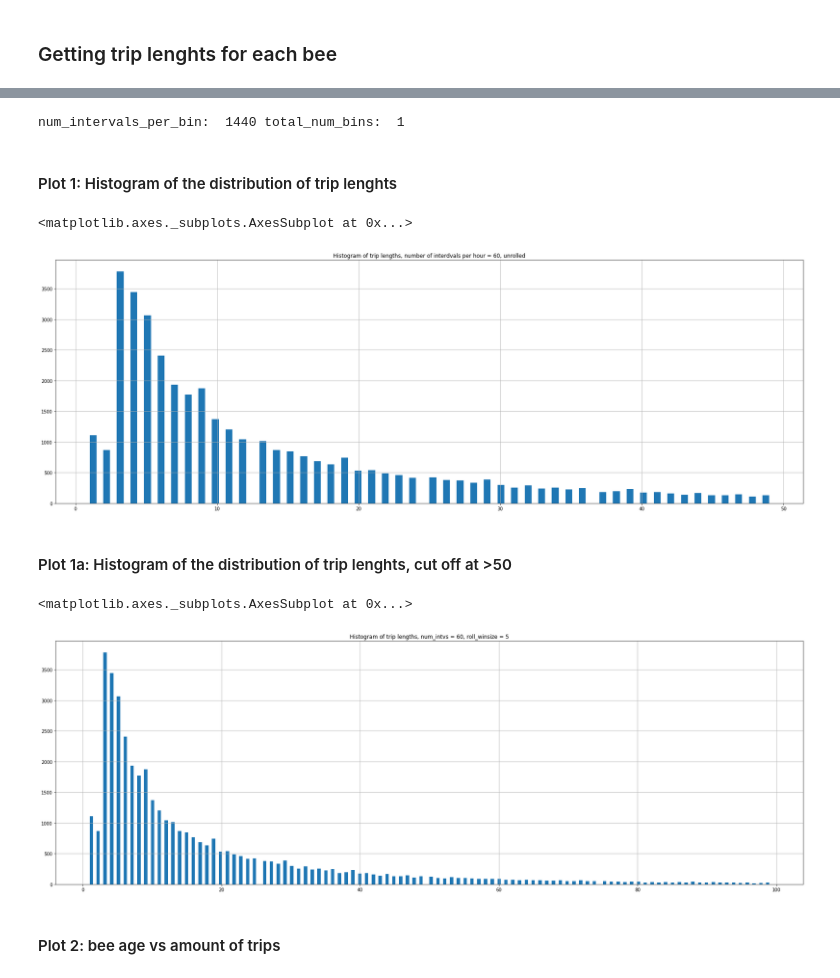
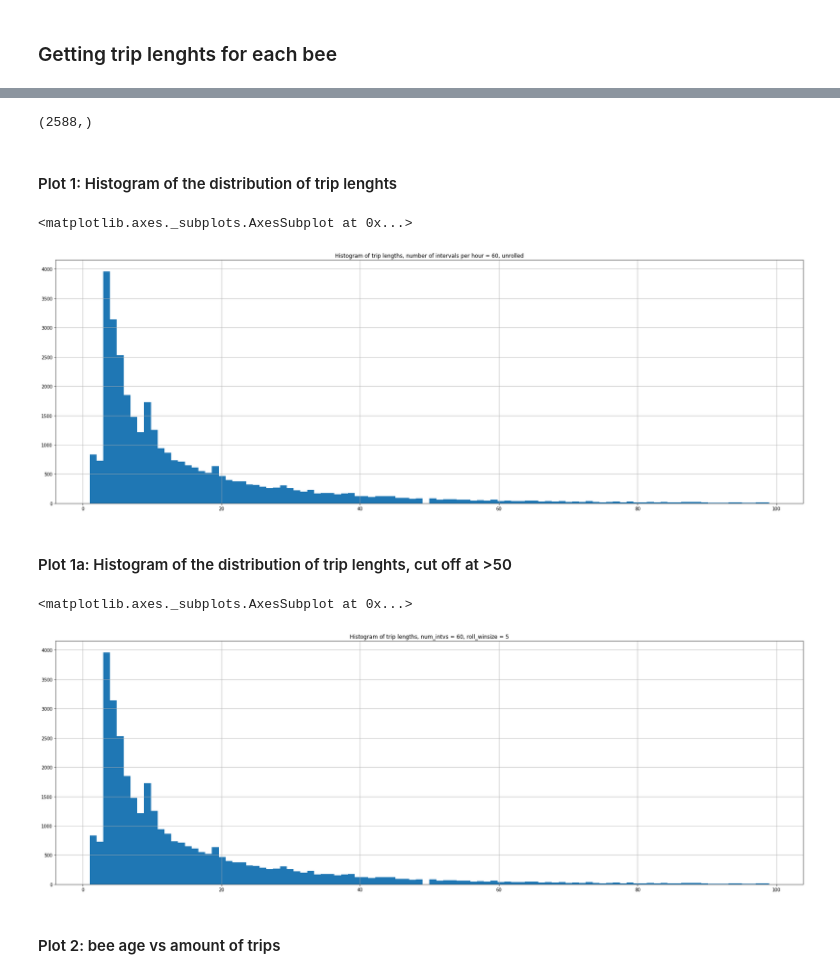
Before and after one commit to janek/Beesbook-life, a Jupyter notebook: Trips/TRIPS_MAIN_NOTEBOOK.ipynb, the cells around one changed output, grey strips where cells are left out. Saved outputs shown, nothing was run; the diff lists cells and outputs as text; code cells hidden in the pictures.

```diff
--- a/Trips/TRIPS_MAIN_NOTEBOOK.ipynb
+++ b/Trips/TRIPS_MAIN_NOTEBOOK.ipynb
@@ -88,9 +88,3 @@ for id in bee_ids_as_beesbookid_format:
     bee_days_since_birth.append((datetime_start - meta.get_hatchdate(id)).days)
 # %% [markdown]
 ### Load a PRESENCE.csv cache (saved from the DB_TO_DETECTIONS notebook)
-# %%
-(csv_name, csv_path) = create_presence_cache_filename(num_hours, datetime_start, num_intervals_per_hour)
-print('Starting with '+csv_path)
-presence_df = pd.read_csv(csv_path).iloc[:,1:]
-print(presence_df.shape)
-presence_df.head()
@@ -134,3 +107 @@ Done, final shape: (4096, 86460)
-# %%
-presence_df = presence_df.drop(['id'], axis='columns')
 # %%
@@ -150,25 +115,0 @@ presence_df.shape
-# %%
-#TODO: make this a parametrized version of the previous
-#Loading the csv of intermediate result (saved from prevoius cell)
-#example value: "/mnt/storage/janek/caches/Presence/PRESENCE-2016-08-23_00_num_hours_24_int_size_120.csv"
-
-#NOTE: the presence cache does not yet know what bees it contains!
-(csv_name, csv_path) = create_presence_locations_cache_filename(num_hours, datetime_start, num_intervals_per_hour)
-print('Starting with '+csv_path)
-presence_locations_df = pd.read_csv(csv_path, dtype=object).iloc[:,1:]
-#NOTE: save and read csv adds a duplicate index column, which has to be removed with iloc
-#TODO: find a cleaner way to to solve that
-
-#Load more Presence.csv days, in addition to the one we already loaded
-for i in tqdm(range(1, num_days_to_process)):
-
-    start_day = datetime_start+timedelta(days=i)
-
-    (csv_name, csv_path) = create_presence_locations_cache_filename(num_hours, start_day, num_intervals_per_hour)
-    file = Path(csv_path)
-    if file.exists() == False:
-        print("File "+ csv_name + "Doesn't exist, stopping entire operation")
-        break
-    new_presence_locations_df = pd.read_csv(csv_path, dtype=object).iloc[:,1:]
-    presence_locations_df = pd.concat([presence_locations_df, new_presence_locations_df])
-print("Done, final shape: " + str(presence_locations_df.shape))
@@ -182,7 +120,7 @@ Done, final shape: (245760, 1441)
 num_nans_to_clean = math.floor(rolling_window_size/2)
 
 #apply copies of the first and last column as offset to prepare for the rolling window
-first_col = presence_df.iloc[:, 1:2]
+first_col = presence_df.iloc[:, :1]
 last_col = presence_df.iloc[:, -1:]
 
 presence_df_with_offset = presence_df.iloc[:, 1:]
@@ -294,11 +184,17 @@ rolled.head()
 #(sum_of_abs / 2) gives us the presumed number of trips a bee takes
 
 diffed = rolled.diff(axis=1)
-diffed.iloc[:,0] = np.zeros([len(rolled_trip_lengths),1]) #clean out a column of NaNs
+diffed.iloc[:,0] = 0 #clean out a column of NaNs that was created by diff
 summed = diffed.abs().sum(axis=1) / 2
-trips_df = presence_df['id'] #for combining results in one table
+summed[summed > 1].shape
+# %% [output]
+(2588,)
 # %%
-#TODO: add comments explaining purpose
+# NOTE: this cell seems to be there for the purpose of caching TRIPS, but doesn't work
+# verify if it's the way we want trips to be cached and either change or fix it
+
+trips_df = presence_df['id'] #for combining results in one table
+
 
 #for loop config
 bin_starttime = datetime_start
@@ -306,6 +202,7 @@ num_intervals_per_bin = num_intervals_per_hour*bin_size_in_hours
 total_num_bins = int(num_hours / bin_size_in_hours)
 
 print("num_intervals_per_bin: ", num_intervals_per_bin, "total_num_bins: ", total_num_bins)
+
 for bin_nr in range(total_num_bins):
 
     start_index = bin_nr*num_intervals_per_bin
@@ -325,5 +222,9 @@ for bin_nr in range(total_num_bins):
 # TODO:use a new variable instead of reusing it
 # Change values to amount per hour instead of per interval
 trips_df = trips_df * 3600 / num_intervals_per_hour
+
+#TODO: is this the state we want to save?
+#saving (name still incomplete)
+date_string = (datetime_start).strftime("%Y-%m-%d_%H:%M:%S")+".csv"
+
+trips_df.to_csv(cache_location_prefix+'TRIPS-'+date_string+'-'+'h'+'.csv')
-# %% [output]
-num_intervals_per_bin:  1440 total_num_bins:  1
@@ -338,25 +233,23 @@ trips_df.to_csv(cache_location_prefix+'TRIPS-'+date_string+'-'+'h'+'.csv')
 # %%
 flat_list = [item for sublist in rolled_trip_lengths for item in sublist]
 flat_series = pd.Series(flat_list)
 
 ax = plt.figure(figsize=(30,10))
-plt.title('Histogram of trip lengths, number of interdvals per hour = '+str(num_intervals_per_hour)+', unrolled')
-(flat_series[flat_series<50]/num_intervals_per_minute).hist(log=False, bins=100)
-# ax.set_xlabel('Number of intervals')
-# ax.set_ylabel('Number of trips with a given length')
+plt.title('Histogram of trip lengths, number of intervals per hour = '+str(num_intervals_per_hour)+', unrolled')
+(flat_series[flat_series<100]/num_intervals_per_minute).hist(log=False, bins=100)
 # %% [output]
 <matplotlib.axes._subplots.AxesSubplot at 0x...>
-[figure, old version]
+[figure, new version]
 # %% [markdown]
 #### Plot 1a: Histogram of the distribution of trip lenghts, cut off at >50
 # %%
 plt.figure(figsize=(30,10))
 plt.title('Histogram of trip lengths, num_intvs = '+str(num_intervals_per_hour)+', roll_winsize = '+str(rolling_window_size)+'')
 flat_series_filtered = flat_series[flat_series<100]
-(flat_series_filtered/num_intervals_per_minute).hist(bins=200, log=False)
+(flat_series_filtered/num_intervals_per_minute).hist(bins=100, log=False)
 # %% [output]
 <matplotlib.axes._subplots.AxesSubplot at 0x...>
-[figure, old version]
+[figure, new version]
 # %% [markdown]
 #### Plot 2: bee age vs amount of trips
 # %%
```
Also changed, not shown: parts of 37 cells of this notebook, 6 other files.
